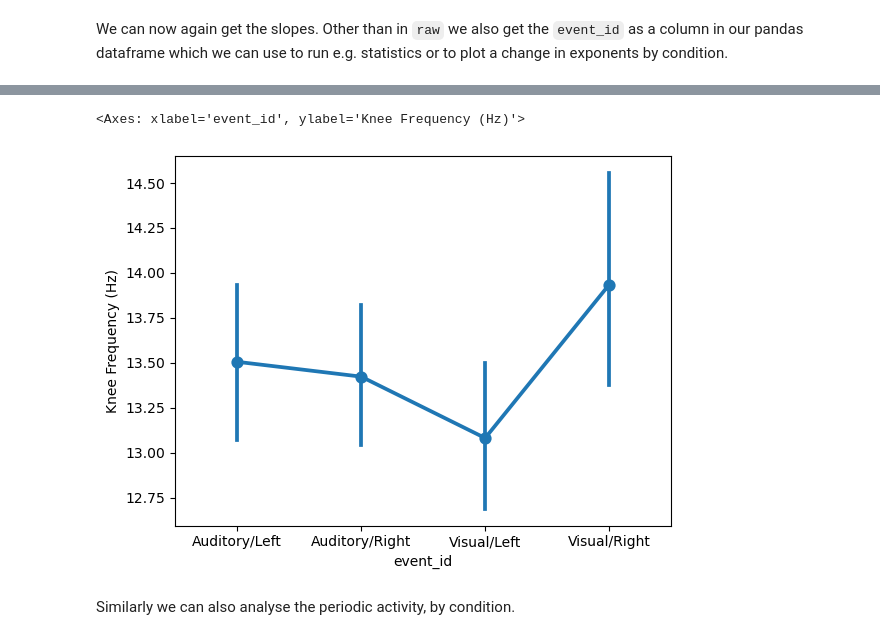
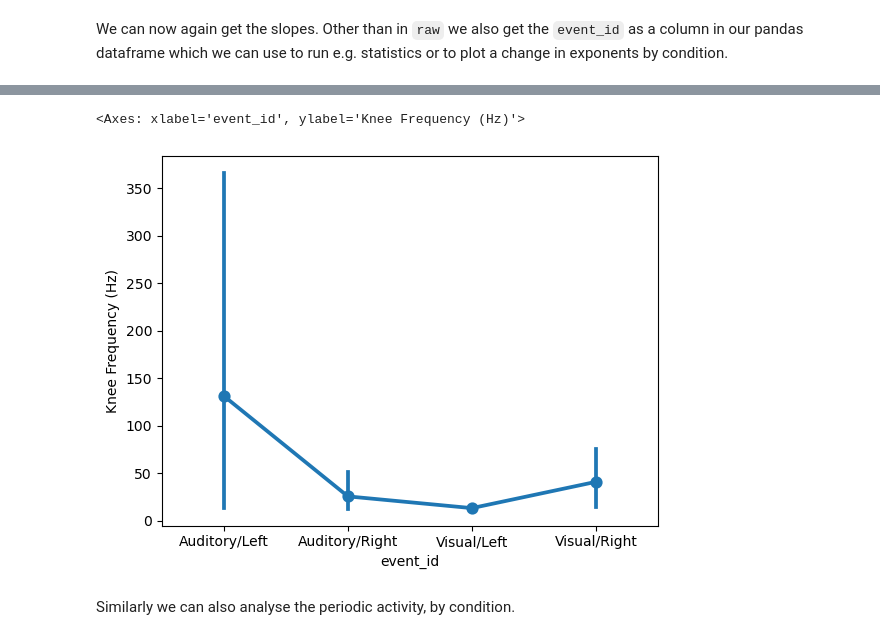
Before and after one commit to schmidtfa/pyrasa, a Jupyter notebook: examples/irasa_mne.ipynb, the cells around one changed output, grey strips where cells are left out. Drawn from its saved outputs; the diff is of its cells as text; code cells hidden in the pictures.

```diff
--- a/examples/irasa_mne.ipynb
+++ b/examples/irasa_mne.ipynb
@@ -168,12 +177,10 @@ epochs = mne.Epochs(
 Now we can just use the `irasa_epochs` function to get periodic and aperiodic data per epoch.
 This is of course super noisy at the single epoch level and should be averaged.
 # %%
-aperiodic, periodic = irasa_epochs(epochs,
+irasa_epoched = irasa_epochs(epochs,
                                    band=(.5, 50),
-                                   hset_info=(1.,2.,.05),
-                                   as_array=False)
+                                   hset_info=(1.,2.,.05))
 # %% [markdown]
 We can now again get the slopes. Other than in `raw` we also get the `event_id` as a column in our pandas dataframe which we can use to run e.g. statistics or to plot a change in exponents by condition.
 # %%
-ap_slope, ap_gof = aperiodic.get_slopes(fit_func='knee', scale=True)
-ap_slope.head()
+knee_epoched = irasa_epoched.aperiodic.get_slopes(fit_func='knee', scale=True, fit_bounds=[1, 45])
@@ -187,10 +187,10 @@ ap_slope.head()
 # %%
-ap_data = ap_slope.groupby(['event_id', 'ch_name'])['Knee Frequency (Hz)'].mean().reset_index()
+ap_data = knee_epoched.aperiodic_params.groupby(['event_id', 'ch_name'])['Knee Frequency (Hz)'].mean().reset_index()
 ap_data
 sns.pointplot(ap_data, x='event_id', y='Knee Frequency (Hz)')
 # %% [output]
 <Axes: xlabel='event_id', ylabel='Knee Frequency (Hz)'>
-[figure, old version]
+[figure, new version]
 # %% [markdown]
 Similarly we can also analyse the periodic activity, by condition.
 # %%
```
Also changed, not shown: parts of 4 cells of this notebook, 3 other files.
